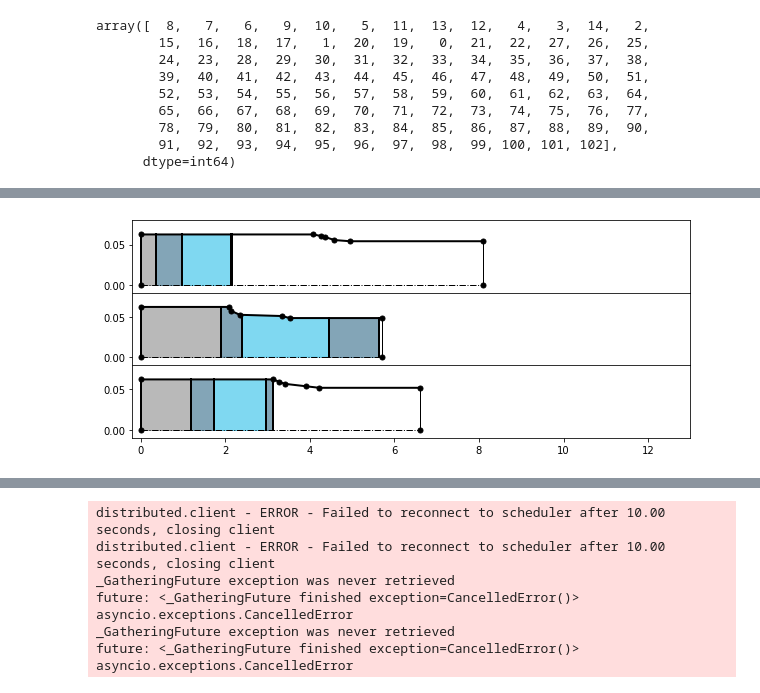
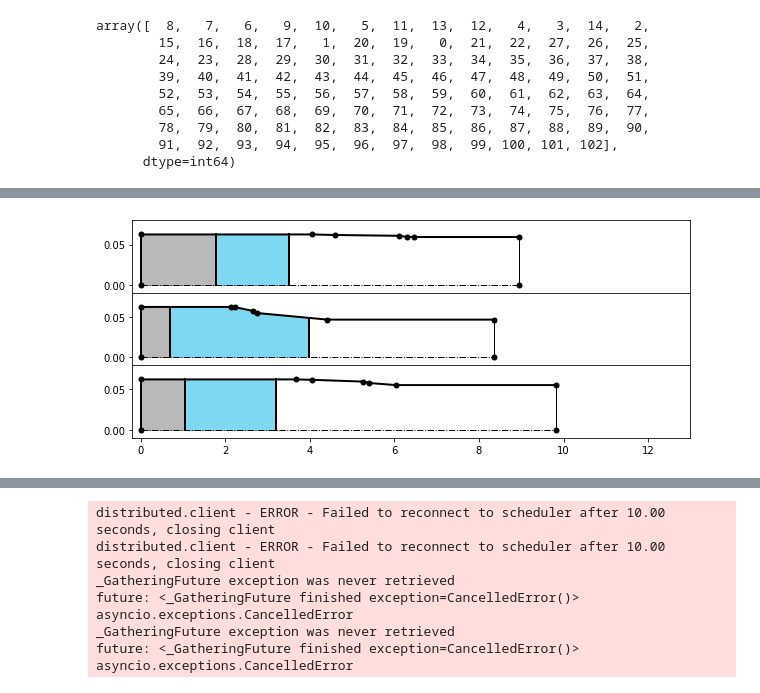
Before and after one commit to TovarnovM/pyKas, a Jupyter notebook: jupyters/Новая оптимизация/оптимизация.ipynb, the cells around one changed output, grey strips where cells are left out. Cells and saved outputs as stored; diff of their text form; code cells hidden in the pictures.

```diff
--- a/jupyters/Новая оптимизация/оптимизация.ipynb
+++ b/jupyters/Новая оптимизация/оптимизация.ipynb
@@ -378,6 +377,6 @@ cl
 # %%
 cl.upload_file('sandwich.py')
 # %%
-sv = StructureVariant('PEGE')
+sv = StructureVariant('GP')
 # %%
 # import pickle
@@ -388,35 +387,35 @@ sv = StructureVariant('PEGE')
 # with open('PEGEpool.bin', 'wb') as f:
 #     pickle.dump(person_pool, f)
 # %%
-chromo1 = rnd.choice(generations[-1][0])
-chromo2 = rnd.choice(generations[-1][0])
+chromo1 = sv.get_chromo()
+chromo2 = sv.get_chromo()
 chromo3 = sv.cross(chromo1, chromo2)
 
 sandwich_dict1 = sv.chromo_to_sandw_dict(chromo1)
 sandw1 = Sandwich.get_standart(sandwich_dict1)
 
 sandwich_dict2 = sv.chromo_to_sandw_dict(chromo2)
 sandw2 = Sandwich.get_standart(sandwich_dict2)
 
 sandwich_dict3 = sv.chromo_to_sandw_dict(chromo3)
 sandw3 = Sandwich.get_standart(sandwich_dict3)
 
 fig, (ax1, ax2, ax3) = plt.subplots(nrows=3, sharex=True, figsize=(10,4), gridspec_kw={'height_ratios':[1, 1, 1]})
 
 sandw1.plot(fig, ax1)
 ax1.set_ylim(-0.01,0.08)
 ax1.set_xlim(-0.2, 13)
 
 sandw2.plot(fig, ax2)
 ax2.set_ylim(-0.01,0.08)
 ax2.set_xlim(-0.2, 13)
 
 sandw3.plot(fig, ax3)
 ax3.set_ylim(-0.01,0.08)
 ax3.set_xlim(-0.2, 13)
 
 
 plt.subplots_adjust(hspace=.0)
 plt.show()
 # %% [output]
-[figure, old version]
+[figure, new version]
```
Also changed, not shown: parts of 19 cells of this notebook, 4 other files.
